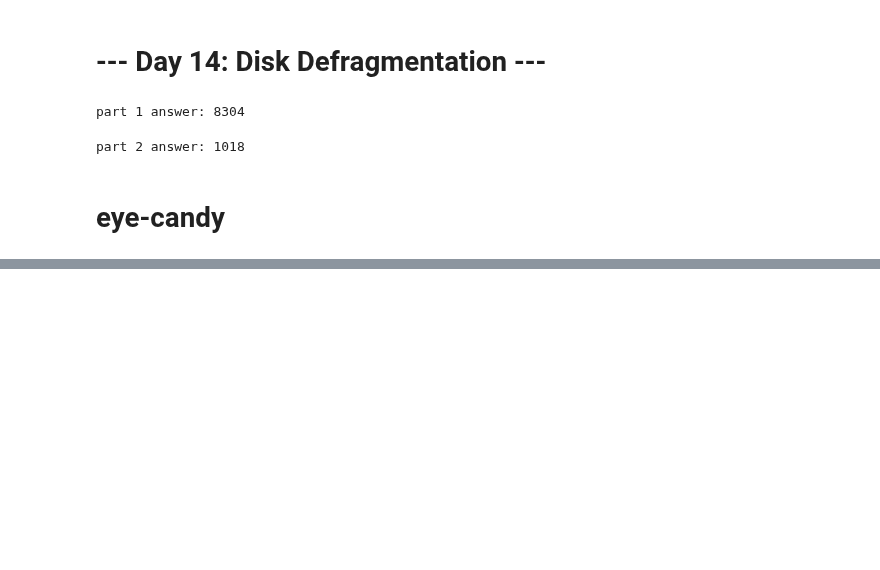
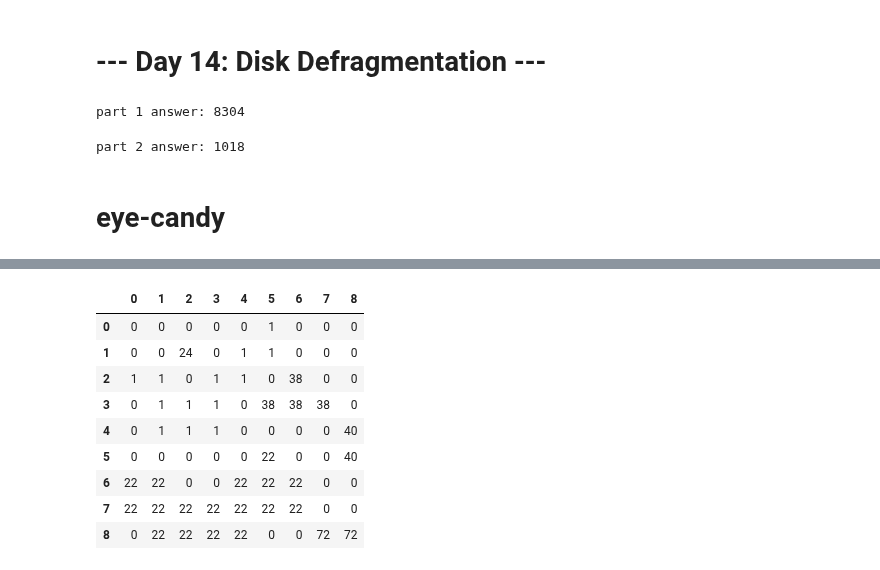
Before and after one commit to MarkNOakden/AdventOfCode, a Jupyter notebook: 17/14/day14.ipynb, the cells around one changed output, grey strips where cells are left out. Cells and saved outputs as stored; diff of their text form; code cells hidden in the pictures; blank space fills up the shorter version.

```diff
--- a/17/14/day14.ipynb
+++ b/17/14/day14.ipynb
@@ -163,0 +165,13 @@ plt.savefig('groups.png')
+# %%
+group_grid.loc[0:8, 0:8]
+# %% [output]
+|  | 0 | 1 | 2 | 3 | 4 | 5 | 6 | 7 | 8 |
+| 0 | 0 | 0 | 0 | 0 | 0 | 1 | 0 | 0 | 0 |
+| 1 | 0 | 0 | 24 | 0 | 1 | 1 | 0 | 0 | 0 |
+| 2 | 1 | 1 | 0 | 1 | 1 | 0 | 38 | 0 | 0 |
+| 3 | 0 | 1 | 1 | 1 | 0 | 38 | 38 | 38 | 0 |
+| 4 | 0 | 1 | 1 | 1 | 0 | 0 | 0 | 0 | 40 |
+| 5 | 0 | 0 | 0 | 0 | 0 | 22 | 0 | 0 | 40 |
+| 6 | 22 | 22 | 0 | 0 | 22 | 22 | 22 | 0 | 0 |
+| 7 | 22 | 22 | 22 | 22 | 22 | 22 | 22 | 0 | 0 |
+| 8 | 0 | 22 | 22 | 22 | 22 | 0 | 0 | 72 | 72 |
```
Also changed, not shown: parts of 2 cells of this notebook, 3 other files.
